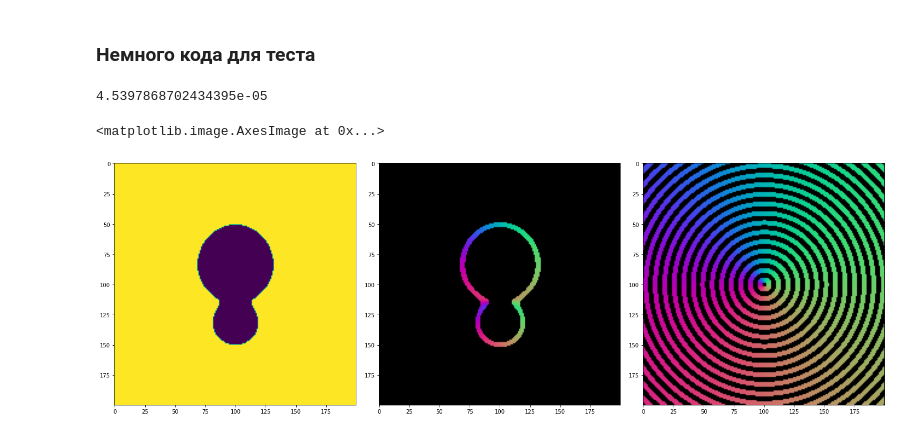
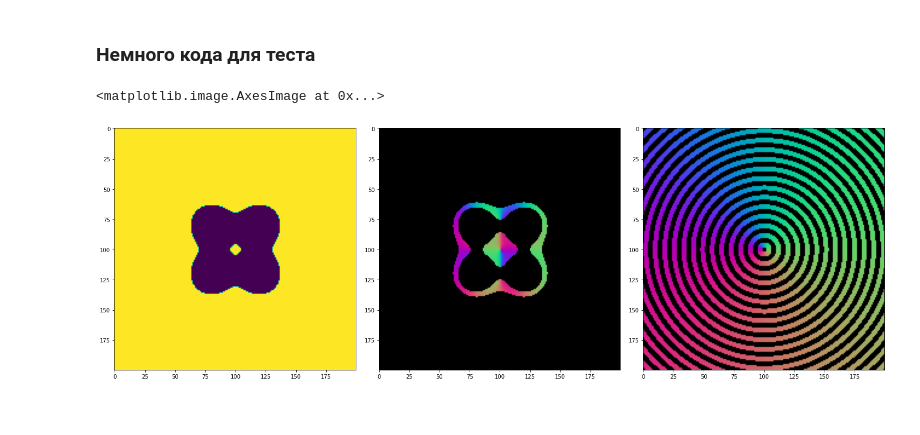
Before and after one commit to zolotarevd/Ray-tracing, a Jupyter notebook: RayTracing.ipynb, the cells around one changed output. Cells and saved outputs as stored; diff of their text form; code cells hidden in the pictures.

```diff
--- a/RayTracing.ipynb
+++ b/RayTracing.ipynb
@@ -240,33 +381,2 @@ plt.imshow(img)
 # %% [markdown]
 ### Немного кода для теста
-# %%
-def smooth_max(x, y, alpha):
-    return (x*np.exp(alpha*x) + y*np.exp(alpha*y))/(np.exp(alpha*x) + np.exp(alpha*y))
-
-class SDF_function:
-    def __init__(self, func):
-        self.distance = func
-        return None
-
-    def __call__(self, *args, **kwargs):
-        return self.distance(*args, **kwargs)
-
-    def __add__(self, other):
-        def func(*args, **kwargs):
-            return min(self.distance(*args, **kwargs), other.distance(*args, **kwargs))
-        return SDF_function(func)
-
-    def __mul__(self, other):
-        def func(*args, **kwargs):
-            return max(self.distance(*args, **kwargs), other.distance(*args, **kwargs))
-        return SDF_function(func)
-
-    def __sub__(self, other):
-        def func(*args, **kwargs):
-            return max(self.distance(*args, **kwargs), -other.distance(*args, **kwargs))
-        return SDF_function(func)
-
-    def smooth(self, other, alpha=0):
-        def func(*args, **kwargs):
-            return smooth_max(self.distance(*args, **kwargs), other.distance(*args, **kwargs), alpha)
-        return SDF_function(func)
@@ -278,7 +383,10 @@ tmp4 = tmp1.smooth(tmp2, 0.1).smooth(tmp3, -3)
-# %%
-tmp3(1,2)
-# %% [output]
-4.5397868702434395e-05
+# %%
+tmpa = SDF_function(lambda x,y : ((x+1)*(x+1)+(y-1)*(y-1))**(0.5)-1.4)
+tmpb = SDF_function(lambda x,y : ((x+1)*(x+1)+(y+1)*(y+1))**(0.5)-1.4)
+tmpc = SDF_function(lambda x,y : ((x-1)*(x-1)+(y-1)*(y-1))**(0.5)-1.4)
+tmpd = SDF_function(lambda x,y : ((x-1)*(x-1)+(y+1)*(y+1))**(0.5)-1.4)
+tmp4 = tmpa + tmpb + tmpc + tmpd
+tmp4 = smooth_SDF([tmpa, tmpb, tmpc, tmpd], -1)
 # %%
 import matplotlib.gridspec as gridspec
 scale = 20
@@ -286,32 +394,32 @@ t_img = np.zeros((10*scale, 10*scale))
 tmp_img = np.zeros((10*scale, 10*scale, 3))
 dir_img = np.zeros((10*scale, 10*scale, 3))
 for i in range(10*scale):
     for k in range(10*scale):
         x = i/scale - 5
         y = k/scale - 5
         if tmp4(x, y) > 0:
             t_img[i][k] = 1
         else:
             t_img[i][k] = -1
         if  -0.1 < tmp4(x, y) < 0.1:
-            tmp_img[i][k][0] = (tmp4(x+eps,y)-tmp4(x-eps,y))/(2*eps)
+            tmp_img[i][k][0] = (tmp4(x+tiny_eps,y)-tmp4(x-eps,y))/(2*eps)
             tmp_img[i][k][1] = (tmp4(x,y+eps)-tmp4(x,y-eps))/(2*eps)
             tmp_img[i][k] = np.ones(3) + normalize(tmp_img[i][k])
             tmp_img[i][k] = normalize(tmp_img[i][k])
         if -0.707 < np.cos(8*(x*x+y*y)**0.5) < 0.707:
             dir_img[i][k] = np.array([x,y,0])
             dir_img[i][k] = np.ones(3) + normalize(dir_img[i][k])
             dir_img[i][k] = normalize(dir_img[i][k])
 
 
 fig2 = plt.figure(constrained_layout=True, figsize=(20,10))
 spec2 = gridspec.GridSpec(nrows=1, ncols=3, figure=fig2)
 f2_ax1 = fig2.add_subplot(spec2[0, 0])
 f2_ax2 = fig2.add_subplot(spec2[0, 1])
 f2_ax3 = fig2.add_subplot(spec2[0, 2])
 f2_ax1.imshow(t_img)
 f2_ax2.imshow(tmp_img)
 f2_ax3.imshow(dir_img)
 # %% [output]
 <matplotlib.image.AxesImage at 0x...>
-[figure, old version]
+[figure, new version]
```
Also changed, not shown: parts of 8 cells of this notebook.
